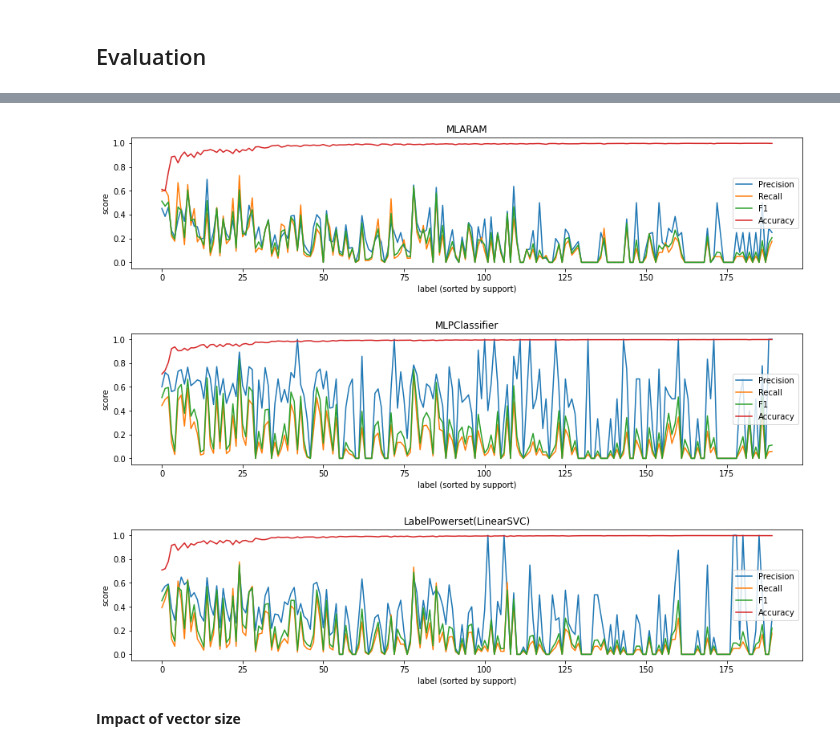
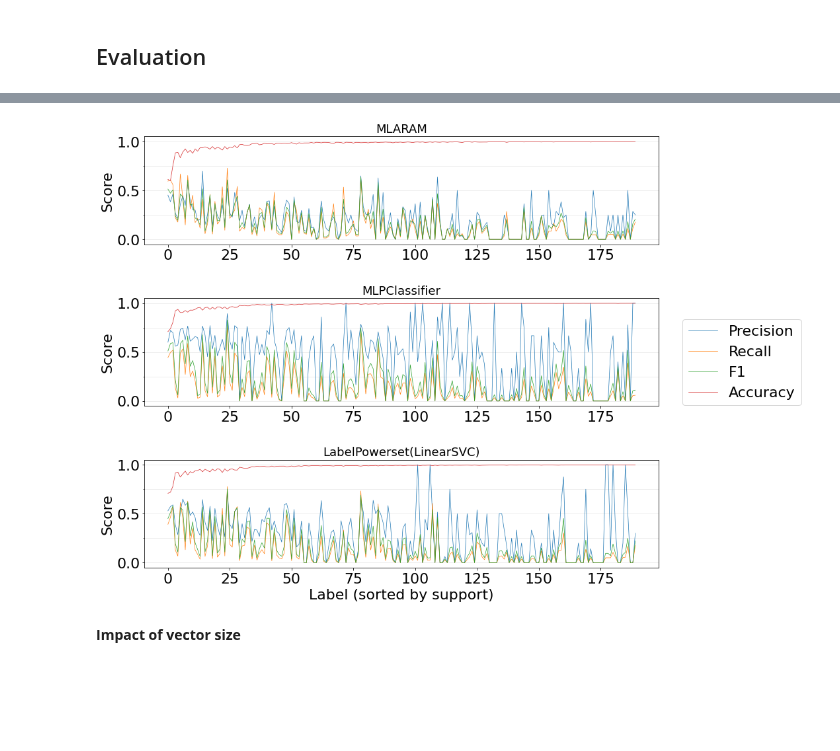
Before and after one commit to gefei-htw/academia_tag_recommender, a Jupyter notebook: notebooks/4.2-me-classification-word2vec.ipynb, the cells around one changed output, grey strips where cells are left out. Cells and saved outputs as stored; diff of their text form; code cells hidden in the pictures; blank space fills up the shorter version.

```diff
--- a/notebooks/4.2-me-classification-word2vec.ipynb
+++ b/notebooks/4.2-me-classification-word2vec.ipynb
@@ -18,8 +18,24 @@ import warnings
 warnings.filterwarnings('ignore')
 from joblib import load
 from pathlib import Path
+import re
+from sklearn.metrics import classification_report
 from academia_tag_recommender.experiments.experimental_classifier import available_classifier_paths
+
 RANDOM_STATE = 0
+ggplot_styles = {
+    'axes.axisbelow': 'True',
+    'axes.grid': True,
+    'axes.grid.which': 'both',
+    'axes.grid.axis': 'y',
+    'figure.figsize': (12, 8),
+    'font.size': 22,
+    'grid.color': 'gainsboro',
+    'grid.linewidth': '0.5',
+    'lines.linestyle': '-',
+    'lines.linewidth': 0.7
+}
+plt.rcParams.update(ggplot_styles)
 # %% [markdown]
 <a id='data_import'/>
 # %% [markdown]
@@ -465,25 +489,27 @@ for clf_path in top_3:
             classwise_report[result]['accuracy'] = label_accuracies[int(result)]
     classwise_results.append((clf, classwise_report))
 # %%
-import numpy as np
 x_ = np.arange(0, len(y_test[0]))
-for classwise_result in classwise_results:
+fig, axes = plt.subplots(3, 1, figsize=(16, 12))
+for i, classwise_result in enumerate(classwise_results):
     name, results = classwise_result
-    _, fig_1 = plt.subplots(figsize=(15,3))
-    fig_1.set_title(name)
     sorted_results = sorted(results, key=lambda x: results[x]['support'], reverse=True)
-    fig_1.plot(x_, [results[result]['precision'] for result in sorted_results][0:len(x_)], label='Precision')
-    fig_1.plot(x_, [results[result]['recall'] for result in sorted_results][0:len(x_)], label='Recall')
-    fig_1.plot(x_, [results[result]['f1-score'] for result in sorted_results][0:len(x_)], label='F1')
-    fig_1.plot(x_, [results[result]['accuracy'] for result in sorted_results][0:len(x_)], label="Accuracy")
-    fig_1.set_xlabel('label (sorted by support)')
-    fig_1.set_ylabel('score')
-    fig_1.legend(loc='best')
+    axes[i].set_title(name, fontsize=18)
+    axes[i].plot(x_, [results[result]['precision'] for result in sorted_results][0:len(x_)], label='Precision')
+    axes[i].plot(x_, [results[result]['recall'] for result in sorted_results][0:len(x_)], label='Recall')
+    axes[i].plot(x_, [results[result]['f1-score'] for result in sorted_results][0:len(x_)], label='F1')
+    axes[i].plot(x_, [results[result]['accuracy'] for result in sorted_results][0:len(x_)], label="Accuracy")
+    axes[i].set_ylabel('Score')
+    axes[i].yaxis.set_major_locator(MultipleLocator(0.5))
+    axes[i].yaxis.set_minor_locator(MultipleLocator(0.25))
+    axes[i].set_ylim(-0.05, 1.05)
+axes[2].set_xlabel('Label (sorted by support)')
+lines, labels = fig.axes[-1].get_legend_handles_labels()
+fig.legend(lines, labels, loc='right')
+plt.subplots_adjust(hspace=0.5, right=0.8)
 plt.show()
 # %% [output]
-[figure, old version]
+[figure, new version]
-[figure, removed]
-[figure, removed]
 # %% [markdown]
 **Impact of vector size**
 # %%
```
Also changed, not shown: parts of 8 cells of this notebook.
